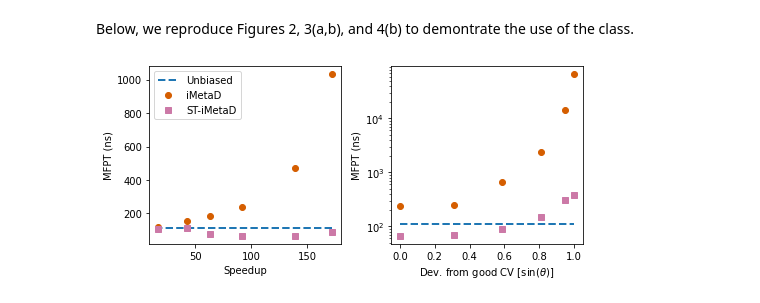
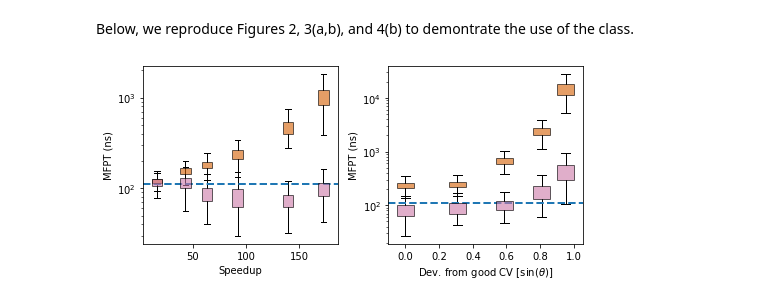
Before and after one commit to OfirBlumer/ST-iMetaD, a Jupyter notebook: tutorial/tutorial.ipynb, the cells around one changed output. Saved outputs shown, nothing was run; the diff lists cells and outputs as text; code cells hidden in the pictures.

```diff
--- a/tutorial/tutorial.ipynb
+++ b/tutorial/tutorial.ipynb
@@ -4,9 +4,11 @@ This tutorial shows how the STiMetaD class can be used for kinetics inference th
 import numpy as np
 import pandas as pd
 import matplotlib.pyplot as plt
-from STiMetaD import STiMetaD
+from STiMetaD import STiMetaD as STM
+import warnings
+warnings.filterwarnings('ignore')
 
-estimator = STiMetaD(minSampleSize = 5)
+estimator = STM(minSampleSize = 5)
 # %% [markdown]
 We use data of Metadynamics simulations of alanine dipeptide, biasing the suboptimal $\psi$ angle as collective variable at different deposition rates.
 Each data csv file contains three columns: the simulation time, the acceleration factor and the rescaled time.
@@ -57,50 +59,66 @@ MFPT (iMetaD): 33191796.97649364, k (iMetaD): 3.012792590615681e-08, MFPT, p-val
 Below, we reproduce Figures 2, 3(a,b), and 4(b) to demontrate the use of the class.
 # %%
 unbiased = 110372.643984 # Unbiased MFPT in ps
+Nsamples = 200
+Nbatches = 1000
+np.random.seed(25198)
 
 fig, axs = plt.subplots(1, 2, figsize=(7., 3.25))
 
 paces = [1, 2, 5, 10, 20, 100]
-angles = np.array([0, 18, 36, 54, 72, 90])
-
-speedups = []
-iMetaDpredictions = []
-STiMetaDpredictions = []
+angles = np.array([0, 18, 36, 54, 72])
 
 for pace in paces:
-    data = pd.read_csv(f"WolfeQuapp/0_{pace}.csv")
-    samples = np.array(data.predicted)
 
-    iMetaDpredictions.append(estimator.iMetaDMFPT(samples = samples) / 1e3)
-    STiMetaDpredictions.append(estimator.estimateMFPT(samples = samples) / 1e3)
-    speedups.append(unbiased / data.time.mean())
+    fullData = pd.read_csv(f"WolfeQuapp/0_{pace}.csv")
+    iMetaD = []
+    STiMetaD = []
+    speedup = []
 
-axs[0].plot(speedups, [unbiased / 1e3 for speedup in speedups], linestyle="dashed",linewidth=2)
-axs[0].plot(speedups, iMetaDpredictions, "o", c='#D55E00')
-axs[0].plot(speedups, STiMetaDpredictions, "s", c='#CC79A7')
+    for i in range(Nbatches):
+
+        data = fullData.sample(Nsamples)
+        samples = np.array(data.predicted)
+        iMetaD.append(estimator.iMetaDMFPT(samples = samples) / 1e3)
+        STiMetaD.append(estimator.estimateMFPT(samples = samples) / 1e3)
+        speedup.append(unbiased / data.time.mean())
+
+    axs[0].boxplot(iMetaD, positions = [np.mean(speedup)], widths = 10, showfliers = False, manage_ticks = False,
+                   boxprops = dict(alpha = 0.6, facecolor = '#D55E00'), medianprops = {"linestyle": "none"}, patch_artist = True)
+    axs[0].boxplot(STiMetaD, positions = [np.mean(speedup)], widths = 10, showfliers = False, manage_ticks = False,
+                   boxprops = dict(alpha = 0.6, facecolor = '#CC79A7'), medianprops = {"linestyle": "none"}, patch_artist = True)
+
 axs[0].set_xlabel("Speedup")
 axs[0].set_ylabel("MFPT (ns)")
 
-iMetaDpredictions = []
-STiMetaDpredictions = []
+for angle in angles:
 
-for angle in angles:
-    data = pd.read_csv(f"WolfeQuapp/{angle}_5.csv")
-    samples = np.array(data.predicted)
+    fullData = pd.read_csv(f"WolfeQuapp/{angle}_5.csv")
+    iMetaD = []
+    STiMetaD = []
 
-    iMetaDpredictions.append(estimator.iMetaDMFPT(samples = samples) / 1e3)
-    STiMetaDpredictions.append(estimator.estimateMFPT(samples = samples) / 1e3)
+    for i in range(Nbatches):
 
-axs[1].plot(np.sin(angles * np.pi / 180), [unbiased / 1e3 for speedup in speedups], linestyle="dashed", linewidth=2)
-axs[1].plot(np.sin(angles * np.pi / 180), iMetaDpredictions, "o", c='#D55E00')
-axs[1].plot(np.sin(angles * np.pi / 180), STiMetaDpredictions, "s", c='#CC79A7')
+        data = fullData.sample(Nsamples)
+        samples = np.array(data.predicted)
+        iMetaD.append(estimator.iMetaDMFPT(samples = samples) / 1e3)
+        STiMetaD.append(estimator.estimateMFPT(samples = samples) / 1e3)
+
+    axs[1].boxplot(iMetaD, positions = [np.sin(angle * np.pi / 180)], widths = 0.1, showfliers = False, manage_ticks = False,
+                   boxprops = dict(alpha = 0.6, facecolor = '#D55E00'), medianprops = {"linestyle": "none"}, patch_artist = True)
+    axs[1].boxplot(STiMetaD, positions = [np.sin(angle * np.pi / 180)], widths = 0.1, showfliers = False, manage_ticks = False,
+                   boxprops = dict(alpha = 0.6, facecolor = '#CC79A7'), medianprops = {"linestyle": "none"}, patch_artist = True)
+
+for i in range(2):
+    axs[i].set_xlim(*axs[i].get_xlim())
+    axs[i].plot(axs[i].get_xlim(), [unbiased / 1e3, unbiased / 1e3], linestyle = "dashed", linewidth = 2)
+    axs[i].set_yscale("log")
+
 axs[1].set_xlabel(r"Dev. from good CV [sin($\theta$)]")
 axs[1].set_ylabel("MFPT (ns)")
 
-axs[0].legend(["Unbiased", "iMetaD", "ST-iMetaD"], loc="upper left")
-axs[1].set_yscale("log")
 fig.tight_layout()
 # %% [output]
-[figure, old version]
+[figure, new version]
 # %%
 unbiased = 3494120 # Unbiased MFPT in ps
```
Also changed, not shown: parts of 6 cells of this notebook.
